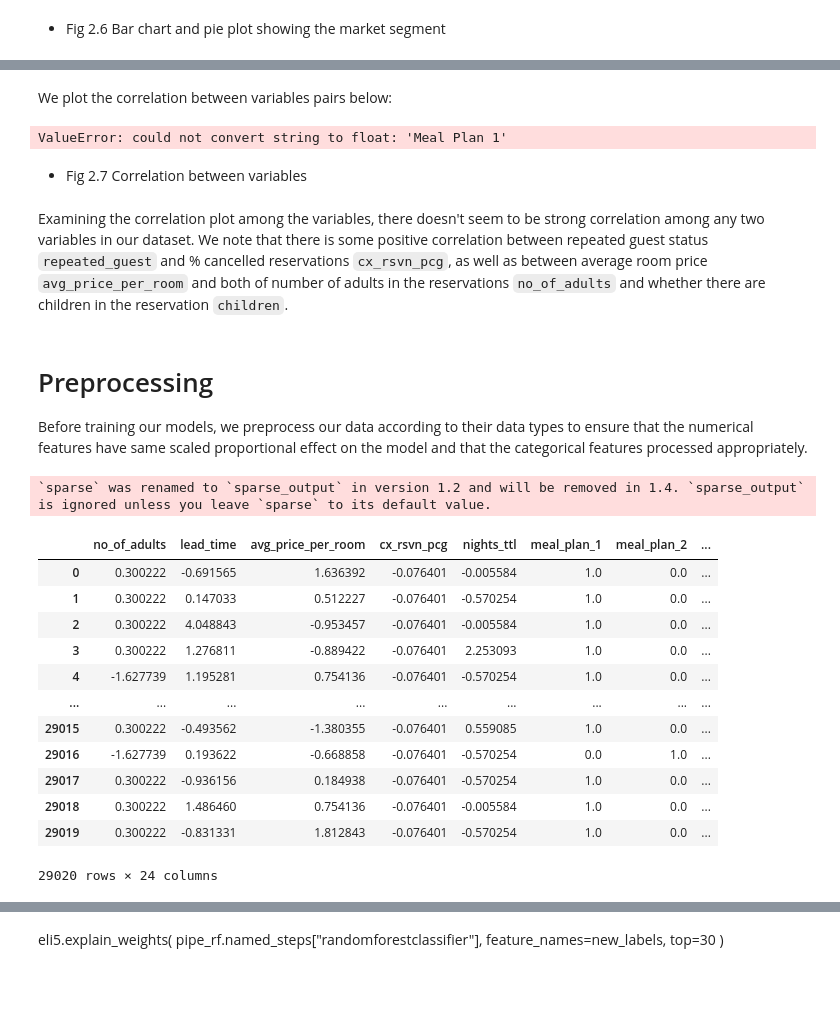
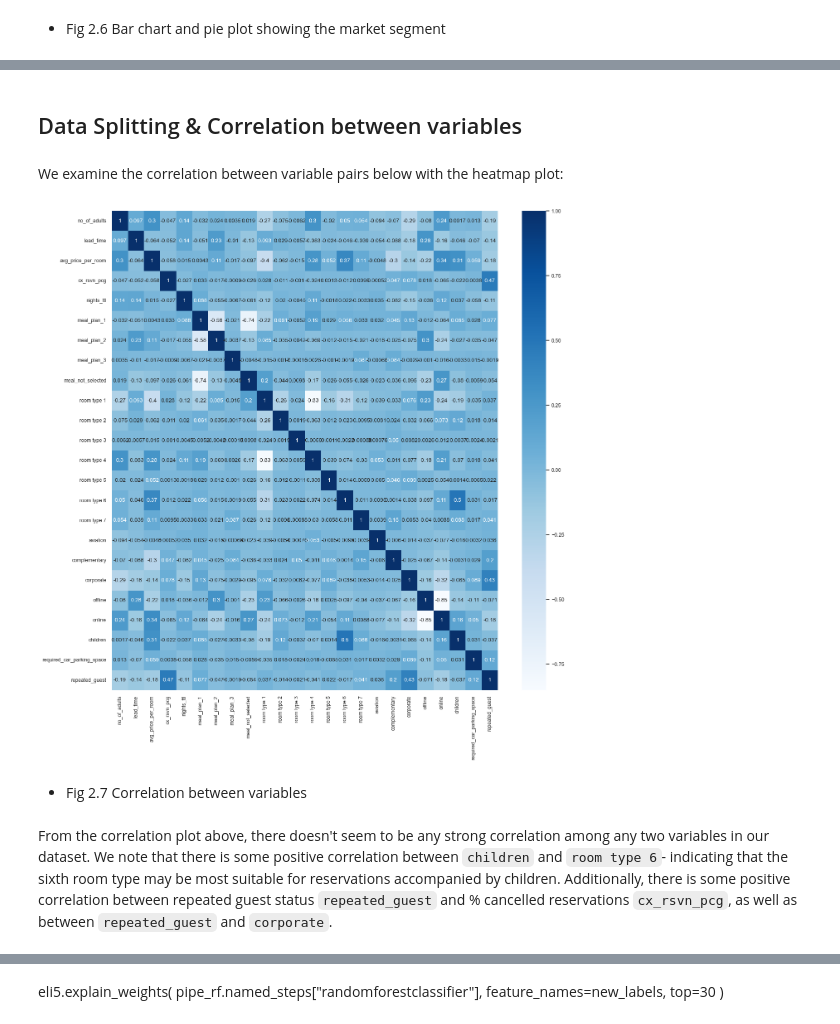
Before and after one commit to jh22d/BookedUp, a Jupyter notebook: Final_Project.ipynb, the cells around one changed output, grey strips where cells are left out. Saved outputs shown, nothing was run; the diff lists cells and outputs as text; code cells hidden in the pictures; blank space fills up the shorter version.

```diff
--- a/Final_Project.ipynb
+++ b/Final_Project.ipynb
@@ -476,53 +485,17 @@ X_train, X_test, y_train, y_test = train_test_split(X, y, test_size=0.2, random_
+# %% [markdown]
+## Data Splitting & Correlation between variables
 # %% [markdown]
-We plot the correlation between variables pairs below:
+We examine the correlation between variable pairs below with the heatmap plot:
 # %%
-cor = X.corr()
-plt.figure(figsize=(6, 4))
+cor = transformed_df.corr()
+plt.figure(figsize=(15, 15))
 sns.set(font_scale=0.8)
 sns.heatmap(cor, annot=True, cmap=plt.cm.Blues);
 # %% [output]
-ValueError: could not convert string to float: 'Meal Plan 1'
+[figure, added]
 # %% [markdown]
 - Fig 2.7 Correlation between variables
 # %% [markdown]
-Examining the correlation plot among the variables, there doesn't seem to be strong correlation among any two variables in our dataset. We note that there is some positive correlation between repeated guest status `repeated_guest` and % cancelled reservations `cx_rsvn_pcg`, as well as between average room price `avg_price_per_room` and both of number of adults in the reservations `no_of_adults` and whether there are children in the reservation `children`.
+From the correlation plot above, there doesn't seem to be any strong correlation among any two variables in our dataset. We note that there is some positive correlation between `children` and `room type 6`- indicating that the sixth room type may be most suitable for reservations accompanied by children. Additionally, there is some positive correlation between repeated guest status `repeated_guest` and % cancelled reservations `cx_rsvn_pcg`, as well as between `repeated_guest` and `corporate`.
-# %% [markdown]
-# Preprocessing
-
-Before training our models, we preprocess our data according to their data types to ensure that the numerical features have same scaled proportional effect on the model and that the categorical features processed appropriately.
-# %%
-numeric_transformer = StandardScaler()
-categorical_transformer = OneHotEncoder(handle_unknown="ignore", sparse=False)
-
-ct = make_column_transformer(
-    (numeric_transformer, numerical_columns),
-    (categorical_transformer, categorical_columns),
-    ("passthrough", binary_columns)
-)
-
-transformed_df = pd.DataFrame(ct.fit_transform(X_train))
-new_labels = ['no_of_adults', 'lead_time', 'avg_price_per_room', 'cx_rsvn_pcg', 'nights_ttl', 'meal_plan_1', 'meal_plan_2',
-              'meal_plan_3', 'meal_not_selected', 'room type 1', 'room type 2' , 'room type 3', 'room type 4',  'room type 5',
-              'room type 6', 'room type 7', 'aviation', 'complementary', 'corporate', 'offline', 'online',
-              'children', 'required_car_parking_space', 'repeated_guest']
-transformed_df.columns = new_labels
-# %% [output]
-`sparse` was renamed to `sparse_output` in version 1.2 and will be removed in 1.4. `sparse_output` is ignored unless you leave `sparse` to its default value.
-# %%
-transformed_df
-# %% [output]
-|  | no_of_adults | lead_time | avg_price_per_room | cx_rsvn_pcg | nights_ttl | meal_plan_1 | meal_plan_2 | ... |
-| 0 | 0.300222 | -0.691565 | 1.636392 | -0.076401 | -0.005584 | 1.0 | 0.0 | ... |
-| 1 | 0.300222 | 0.147033 | 0.512227 | -0.076401 | -0.570254 | 1.0 | 0.0 | ... |
-| 2 | 0.300222 | 4.048843 | -0.953457 | -0.076401 | -0.005584 | 1.0 | 0.0 | ... |
-| 3 | 0.300222 | 1.276811 | -0.889422 | -0.076401 | 2.253093 | 1.0 | 0.0 | ... |
-| 4 | -1.627739 | 1.195281 | 0.754136 | -0.076401 | -0.570254 | 1.0 | 0.0 | ... |
-| ... | ... | ... | ... | ... | ... | ... | ... | ... |
-| 29015 | 0.300222 | -0.493562 | -1.380355 | -0.076401 | 0.559085 | 1.0 | 0.0 | ... |
-| 29016 | -1.627739 | 0.193622 | -0.668858 | -0.076401 | -0.570254 | 0.0 | 1.0 | ... |
-| 29017 | 0.300222 | -0.936156 | 0.184938 | -0.076401 | -0.570254 | 1.0 | 0.0 | ... |
-| 29018 | 0.300222 | 1.486460 | 0.754136 | -0.076401 | -0.005584 | 1.0 | 0.0 | ... |
-| 29019 | 0.300222 | -0.831331 | 1.812843 | -0.076401 | -0.570254 | 1.0 | 0.0 | ... |
-29020 rows × 24 columns
 # %% [markdown]
 # Model Selection
```
Also changed, not shown: parts of 38 cells of this notebook.
